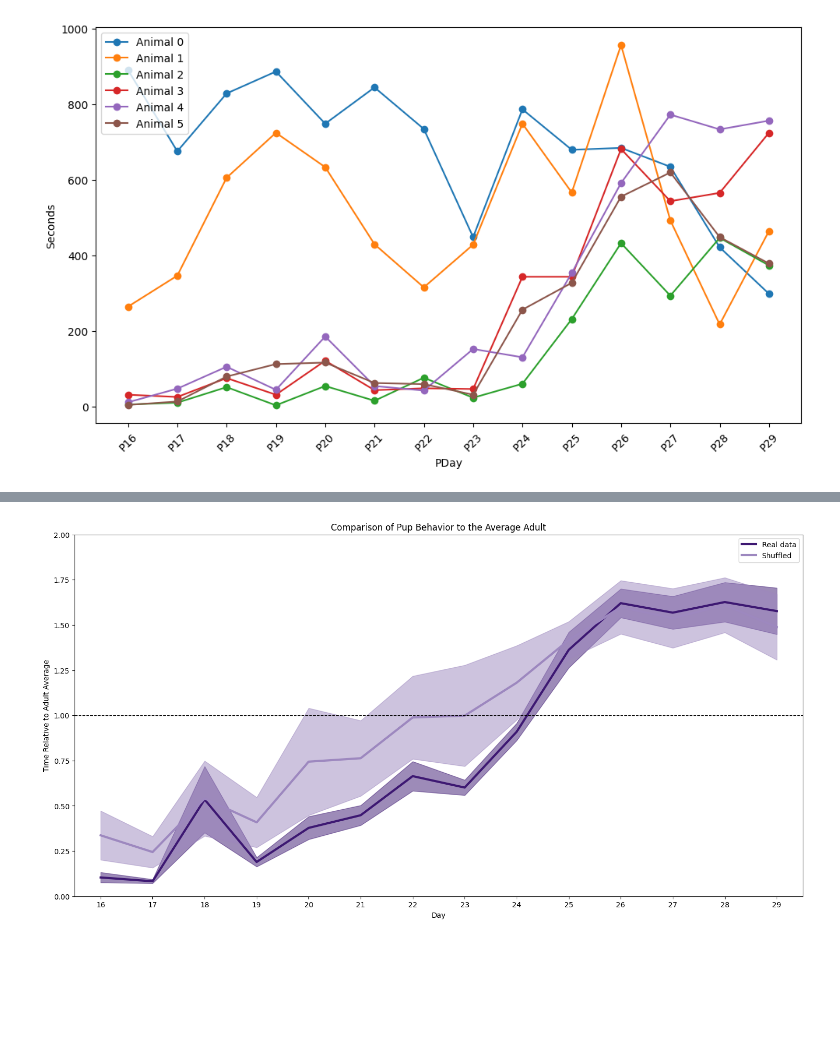
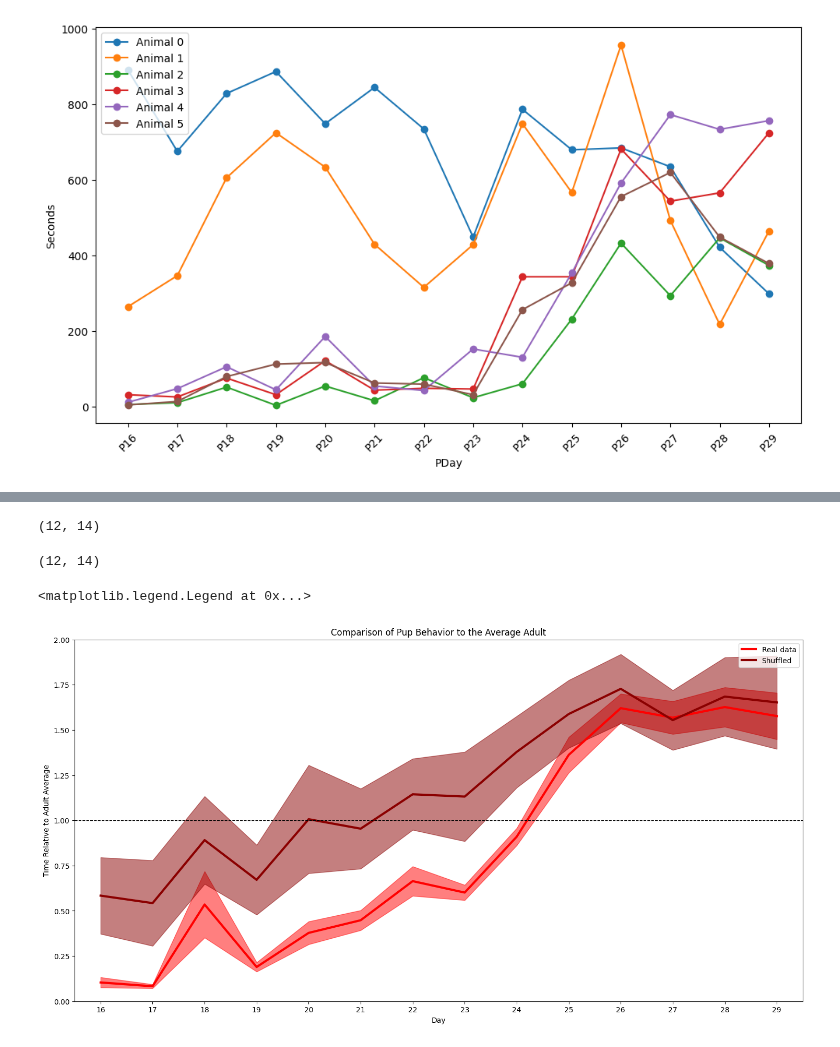
Before and after one commit to catubc/gerbil, a Jupyter notebook: lisa/new_fig2.ipynb, the cells around one changed output, grey strips where cells are left out. Cells and saved outputs as stored; diff of their text form; code cells hidden in the pictures; blank space fills up the shorter version.

```diff
--- a/lisa/new_fig2.ipynb
+++ b/lisa/new_fig2.ipynb
@@ -30,13 +30,15 @@ def get_new_array(array):
 
     return final_array
 # %%
-water_c2 = np.load('/Users/lisadiez/Downloads/cohort2_waterspout.npy')
+root_dir = '/home/cat/Downloads/npy_files (1)/npy_files/'
+
+water_c2 = np.load(root_dir+'/cohort2_waterspout.npy')
 water_c2_final = get_new_array(water_c2)
 
-water_c3 = np.load('/Users/lisadiez/Downloads/cohort3_waterspout.npy')
+water_c3 = np.load(root_dir+'/cohort3_waterspout.npy')
 water_c3_final = get_new_array(water_c3)
 
-water_c4 = np.load('/Users/lisadiez/Downloads/cohort4_waterspout.npy')
+water_c4 = np.load(root_dir+'/cohort4_waterspout.npy')
 water_c4_final = get_new_array(water_c4)
 # %%
 # One of the arrays had a different shape so I had to fix it
@@ -134,12 +161,20 @@ plt.savefig('/Users/lisadiez/Downloads/water_shuffle_test.png')
 # %%
-food_c2 = np.load('/Users/lisadiez/Downloads/cohort2_foodhopper.npy')
+food_c2 = np.load(root_dir + '/cohort2_foodhopper.npy')
 food_c2_final = get_new_array(food_c2)
 
-food_c3 = np.load('/Users/lisadiez/Downloads/cohort3_foodhopper.npy')
+food_c3 = np.load(root_dir + '/cohort3_foodhopper.npy')
 food_c3_final = get_new_array(food_c3)
 
-food_c4 = np.load('/Users/lisadiez/Downloads/cohort4_foodhopper.npy')
+food_c4 = np.load(root_dir + '/cohort4_foodhopper.npy')
 food_c4_final = get_new_array(food_c4)
+
+#
+food_array = np.vstack((food_c2_final[2:, 1:15] / np.mean(np.mean(food_c2_final[:2, 1:15], axis = 0)),
+                            food_c3_final[2:, 1:15] / np.mean(np.mean(food_c3_final[:2, 1:15], axis = 0)),
+                            food_c4_final[2:, 1:15] / np.mean(np.mean(food_c4_final[:2, 1:15], axis = 0))))
+print (food_array.shape)
+# %% [output]
+(12, 14)
 # %%
 mean_food, std_food, sem_food = get_relative_arrays(food_c2_final, food_c3_final, food_c4_final)
 # %%
@@ -152,32 +187,43 @@ np.random.shuffle(shuffled_food_c3)
 shuffled_food_c4 = food_c4_final.copy()
 np.random.shuffle(shuffled_food_c4)
 
+# make a vstack of this data
+shuffled_food_array = np.vstack((shuffled_food_c2[2:, 1:15] / np.mean(np.mean(shuffled_food_c2[:2, 1:15], axis = 0)),
+                                    shuffled_food_c3[2:, 1:15] / np.mean(np.mean(shuffled_food_c3[:2, 1:15], axis = 0)),
+                                    shuffled_food_c4[2:, 1:15] / np.mean(np.mean(shuffled_food_c4[:2, 1:15], axis = 0))))
+
+print (shuffled_food_array.shape)
+
 shuffled_mean_food, shuffled_std_food, shuffled_sem_food = get_relative_arrays(shuffled_food_c2, shuffled_food_c3, shuffled_food_c4)
+# %% [output]
+(12, 14)
 # %%
 plt.figure(figsize = (18,9))
 
 days = np.arange(16,30)
 
-plt.plot(days, mean_food, color = '#3d1872', linewidth = 3)
-plt.plot(days, shuffled_mean_food, color = '#9d88bf', linewidth = 3)
+plt.plot(days, mean_food, color = 'red', linewidth = 3, label = 'food real data')
+plt.plot(days, shuffled_mean_food, color = '#8B0000', linewidth = 3, label = 'food shuffled data')
 
-plt.fill_between(days, mean_food-sem_food, mean_food+sem_food, color = '#3d1872', alpha = 0.5)
-plt.fill_between(days, shuffled_mean_food-shuffled_sem_food, shuffled_mean_food+shuffled_sem_food, color = '#9d88bf', alpha = 0.5)
+plt.fill_between(days, mean_food-sem_food, mean_food+sem_food, color = 'red', alpha = 0.5)
+plt.fill_between(days, shuffled_mean_food-shuffled_sem_food, shuffled_mean_food+shuffled_sem_food,
+                 color = '#8B0000', alpha = 0.5)
 
 plt.hlines(1, 15.5, 29.5, linestyles = 'dashed', color = 'black', linewidth = 1)
 
 plt.xticks(days)
 
 plt.ylim(0,2)
 plt.xlim(15.5,29.5)
 
 plt.ylabel('Time Relative to Adult Average')
 plt.xlabel('Day')
 
 plt.title('Comparison of Pup Behavior to the Average Adult')
 
 plt.legend(('Real data', 'Shuffled'))
 
-plt.savefig('/Users/lisadiez/Downloads/food_shuffle_test.png')
+#plt.savefig('/Users/lisadiez/Downloads/food_shuffle_test.png')
 # %% [output]
+<matplotlib.legend.Legend at 0x...>
-[figure, old version]
+[figure, new version]
```
Also changed, not shown: parts of 9 cells of this notebook, 1 other file.
